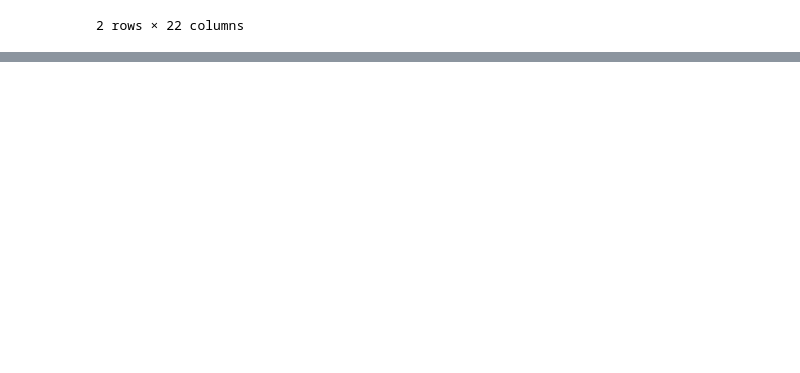
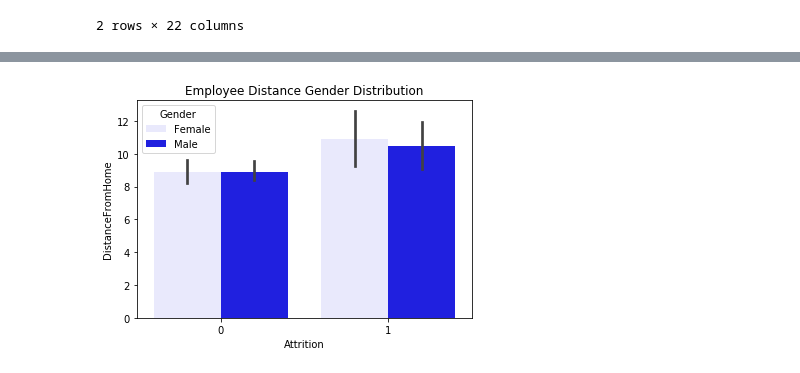
Before and after one commit to hg256/Employee_attrition, a Jupyter notebook: Employee_Attrition.ipynb, the cells around one changed output, grey strips where cells are left out. Cells and saved outputs as stored; diff of their text form; code cells hidden in the pictures; blank space fills up the shorter version.

```diff
--- a/Employee_Attrition.ipynb
+++ b/Employee_Attrition.ipynb
@@ -229,0 +152,5 @@ data['MontlyIncomeByAge'] = data['MontlyIncomeByAge'].astype(int)
+# %%
+sns.barplot(x='Attrition',y='DistanceFromHome',hue='Gender',data=data,color='blue').set_title('Employee Distance Gender Distribution')
+plt.show()
+# %% [output]
+[figure, added]
```
Also changed, not shown: parts of 50 cells of this notebook.
